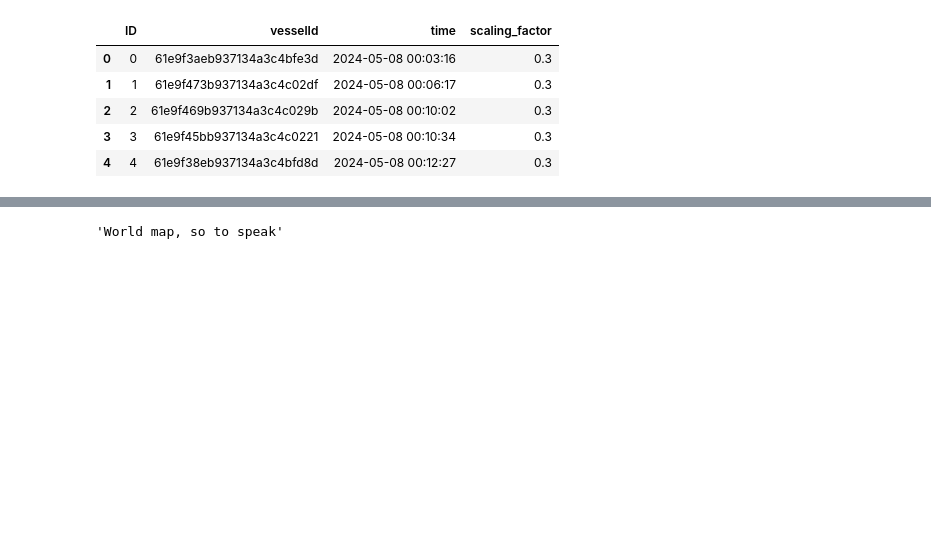
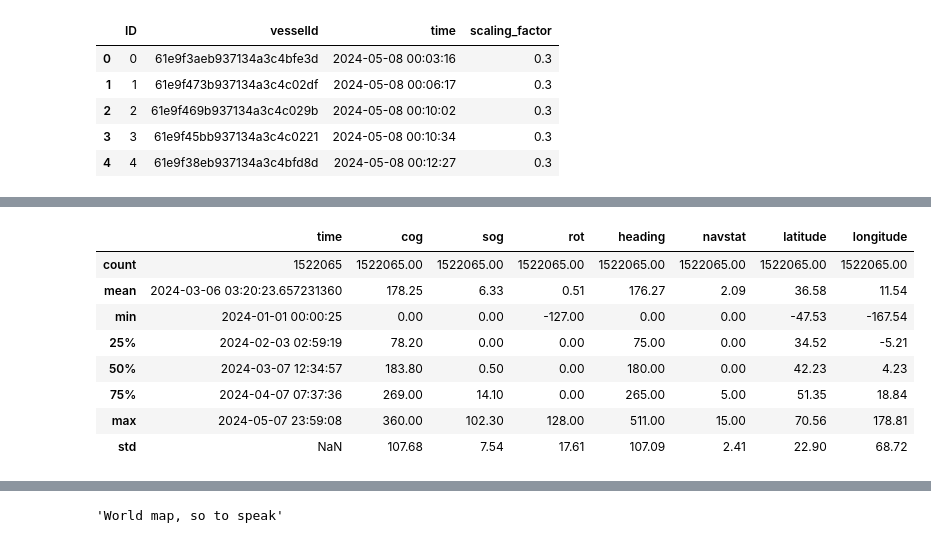
Before and after one commit to gunhamn/public, a Jupyter notebook: ML_NTNU/2024/Project materials/eda.ipynb, the cells around one changed output, grey strips where cells are left out. Saved outputs shown, nothing was run; the diff lists cells and outputs as text; code cells hidden in the pictures; blank space fills up the shorter version.

```diff
--- a/ML_NTNU/2024/Project materials/eda.ipynb
+++ b/ML_NTNU/2024/Project materials/eda.ipynb
@@ -49,3 +50,19 @@ ais_train.head(10)
 | 7 | 2024-01-01 00:05:49 | 151.2 | 0.0 | 0 | 20 | 5 | 12-31 18:30 | -19.25026 | 146.83507 | 61e9f3bfb937134a3c4bfe9f | 61d36f6e0a1807568ff9a115 |
 | 8 | 2024-01-01 00:06:18 | 265.0 | 0.1 | 0 | 122 | 1 | 12-30 19:00 | -26.73068 | 153.29194 | 61e9f45bb937134a3c4c0221 | 61d36f640a1807568ff9a103 |
 | 9 | 2024-01-01 00:06:29 | 36.0 | 0.0 | 0 | 70 | 5 | 12-30 19:55 | 35.46922 | 139.68343 | 61e9f3e6b937134a3c4bff6d | 61d379f61366c3998241d8d2 |
+# %%
+
+
+# Show number, not 	1.522065e+06
+pd.set_option('display.float_format', lambda x: '%.2f' % x)
+ais_train.describe()
+# %% [output]
+|  | time | cog | sog | rot | heading | navstat | latitude | longitude |
+| count | 1522065 | 1522065.00 | 1522065.00 | 1522065.00 | 1522065.00 | 1522065.00 | 1522065.00 | 1522065.00 |
+| mean | 2024-03-06 03:20:23.657231360 | 178.25 | 6.33 | 0.51 | 176.27 | 2.09 | 36.58 | 11.54 |
+| min | 2024-01-01 00:00:25 | 0.00 | 0.00 | -127.00 | 0.00 | 0.00 | -47.53 | -167.54 |
+| 25% | 2024-02-03 02:59:19 | 78.20 | 0.00 | 0.00 | 75.00 | 0.00 | 34.52 | -5.21 |
+| 50% | 2024-03-07 12:34:57 | 183.80 | 0.50 | 0.00 | 180.00 | 0.00 | 42.23 | 4.23 |
+| 75% | 2024-04-07 07:37:36 | 269.00 | 14.10 | 0.00 | 265.00 | 5.00 | 51.35 | 18.84 |
+| max | 2024-05-07 23:59:08 | 360.00 | 102.30 | 128.00 | 511.00 | 15.00 | 70.56 | 178.81 |
+| std | NaN | 107.68 | 7.54 | 17.61 | 107.09 | 2.41 | 22.90 | 68.72 |
```
Also changed, not shown: parts of 4 cells of this notebook, 2 other files.
